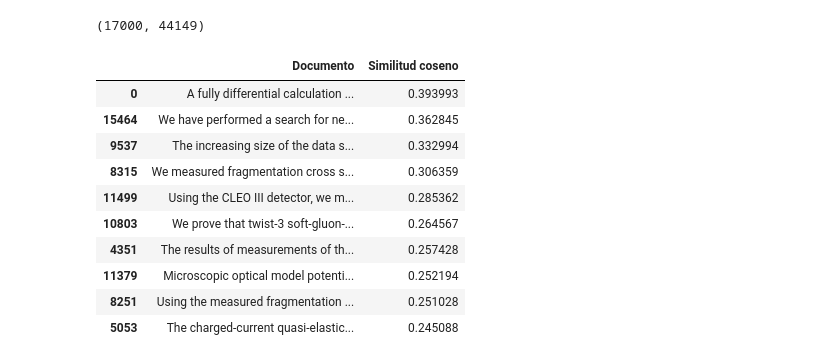
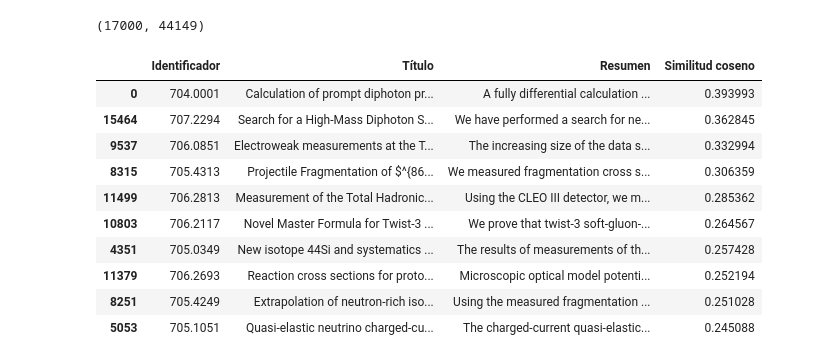
Before and after one commit to dsuquillo/ir25a, a Jupyter notebook: exercises/examen.ipynb, the cells around one changed output. Drawn from its saved outputs; the diff is of its cells as text; code cells hidden in the pictures.

```diff
--- a/exercises/examen.ipynb
+++ b/exercises/examen.ipynb
@@ -100,7 +98,7 @@ print(corpus_vect.shape)
 from sklearn.metrics.pairwise import cosine_similarity
 # %%
 # Función para buscar usando TF-IDF
-def search_tfidf(query, vectorizer, corpus_vect, data,  top_k=10):
+def search_tfidf(query, top_k=10):
     # Vectorize the query
     query_vect = vectorizer.transform([query])
 
@@ -108,7 +106,7 @@ def search_tfidf(query, vectorizer, corpus_vect, data,  top_k=10):
     cosine_similarities = cosine_similarity(query_vect, corpus_vect).flatten()
 
     # Create a DataFrame with the results
-    df_results = pd.DataFrame({'Documento': data['abstract'], 'Similitud coseno': cosine_similarities})
+    df_results = pd.DataFrame({'Identificador': data['id'], 'Título': data['title'], 'Resumen': data['abstract'], 'Similitud coseno': cosine_similarities})
 
     # Sort by similarity and get the top results
     df_results = df_results.sort_values(by='Similitud coseno', ascending=False)
@@ -116,19 +114,19 @@ def search_tfidf(query, vectorizer, corpus_vect, data,  top_k=10):
 # %%
 query = "diphoton production cross sections"
 # %%
-search_tfidf(query, vectorizer, corpus_vect, data)
+search_tfidf(query)
 # %% [output]
-|  | Documento | Similitud coseno |
-| 0 | A fully differential calculation ... | 0.393993 |
-| 15464 | We have performed a search for ne... | 0.362845 |
-| 9537 | The increasing size of the data s... | 0.332994 |
-| 8315 | We measured fragmentation cross s... | 0.306359 |
-| 11499 | Using the CLEO III detector, we m... | 0.285362 |
-| 10803 | We prove that twist-3 soft-gluon-... | 0.264567 |
-| 4351 | The results of measurements of th... | 0.257428 |
-| 11379 | Microscopic optical model potenti... | 0.252194 |
-| 8251 | Using the measured fragmentation ... | 0.251028 |
-| 5053 | The charged-current quasi-elastic... | 0.245088 |
+|  | Identificador | Título | Resumen | Similitud coseno |
+| 0 | 704.0001 | Calculation of prompt diphoton pr... | A fully differential calculation ... | 0.393993 |
+| 15464 | 707.2294 | Search for a High-Mass Diphoton S... | We have performed a search for ne... | 0.362845 |
+| 9537 | 706.0851 | Electroweak measurements at the T... | The increasing size of the data s... | 0.332994 |
+| 8315 | 705.4313 | Projectile Fragmentation of $^{86... | We measured fragmentation cross s... | 0.306359 |
+| 11499 | 706.2813 | Measurement of the Total Hadronic... | Using the CLEO III detector, we m... | 0.285362 |
+| 10803 | 706.2117 | Novel Master Formula for Twist-3 ... | We prove that twist-3 soft-gluon-... | 0.264567 |
+| 4351 | 705.0349 | New isotope 44Si and systematics ... | The results of measurements of th... | 0.257428 |
+| 11379 | 706.2693 | Reaction cross sections for proto... | Microscopic optical model potenti... | 0.252194 |
+| 8251 | 705.4249 | Extrapolation of neutron-rich iso... | Using the measured fragmentation ... | 0.251028 |
+| 5053 | 705.1051 | Quasi-elastic neutrino charged-cu... | The charged-current quasi-elastic... | 0.245088 |
 # %%
 # BM25 Search
 from rank_bm25 import BM25Okapi
```
Also changed, not shown: parts of 14 cells of this notebook.
